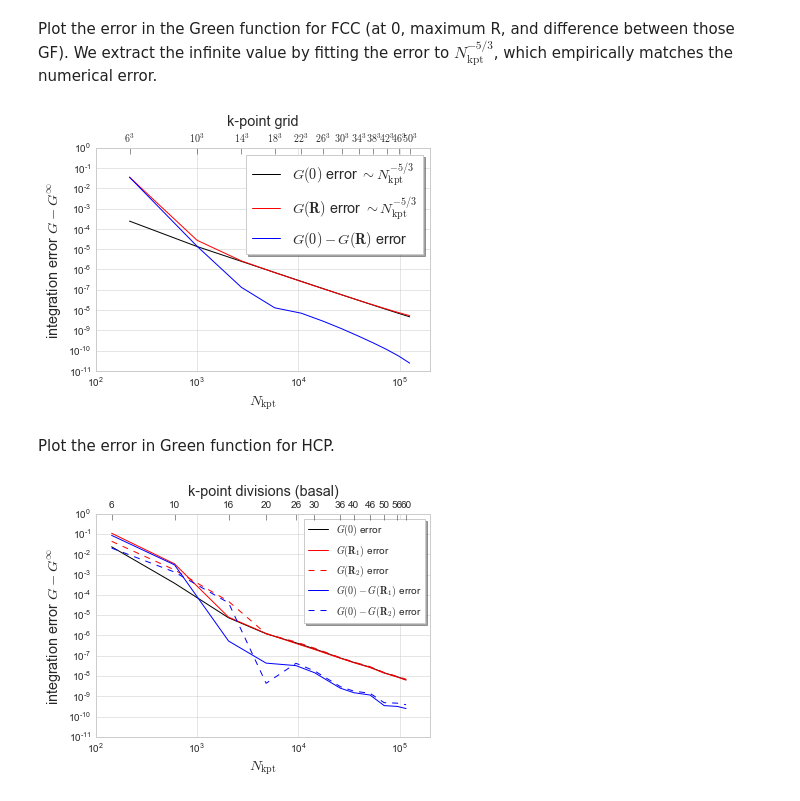
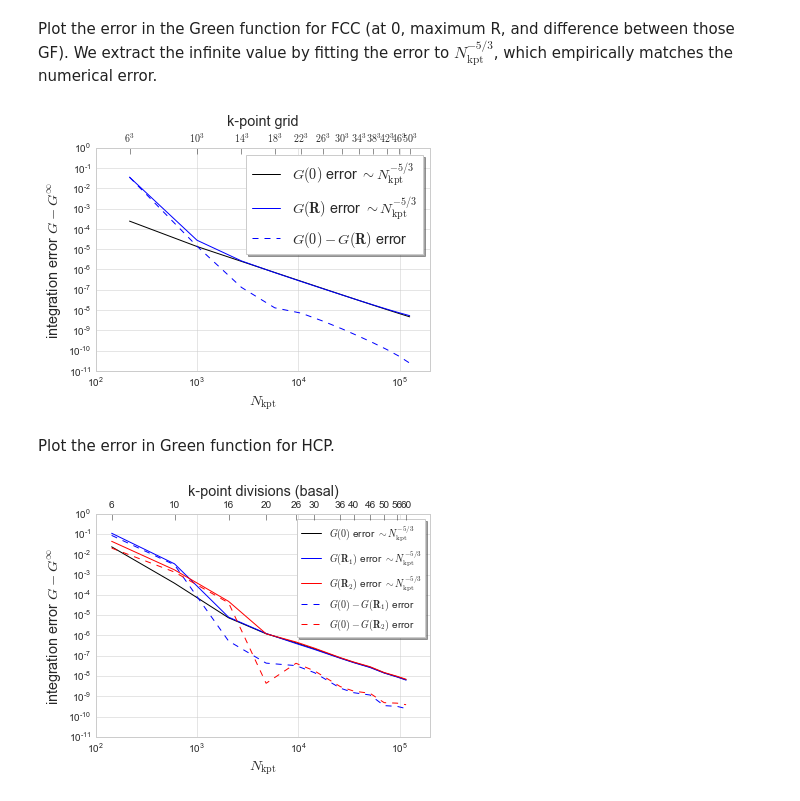
Before and after one commit to DallasTrinkle/Onsager, a Jupyter notebook: examples/GF-convergence.ipynb, the cells around one changed output. Drawn from its saved outputs; the diff is of its cells as text; code cells hidden in the pictures.

```diff
--- a/examples/GF-convergence.ipynb
+++ b/examples/GF-convergence.ipynb
@@ -161,8 +161,8 @@ for gdata, start in zip((g0val, gRval, g0val-gRval), (0,1,2)):
 
 fig, ax1 = plt.subplots()
 ax1.plot(Nk, gplot[0], 'k', label='$G(\mathbf{0})$ error $\sim N_{\mathrm{kpt}}^{-5/3}$')
-ax1.plot(Nk, gplot[1], 'r', label='$G(\mathbf{R})$ error $\sim N_{\mathrm{kpt}}^{-5/3}$')
-ax1.plot(Nk, gplot[2], 'b', label='$G(\mathbf{0})-G(\mathbf{R})$ error')
+ax1.plot(Nk, gplot[1], 'b', label='$G(\mathbf{R})$ error $\sim N_{\mathrm{kpt}}^{-5/3}$')
+ax1.plot(Nk, gplot[2], 'b--', label='$G(\mathbf{0})-G(\mathbf{R})$ error')
 ax1.set_xlim((1e2,2e5))
 ax1.set_ylim((1e-11,1))
 ax1.set_xscale('log')
@@ -182,7 +182,7 @@ ax2.tick_params(axis='x', top='on', direction='in', length=6)
 plt.show()
 # plt.savefig('FCC-GFerror.pdf', transparent=True, format='pdf')
 # %% [output]
-[figure, old version]
+[figure, new version]
 # %% [markdown]
 Plot the error in Green function for HCP.
 # %%
@@ -197,36 +197,36 @@ gplot = []
 Nk53 = np.array([N**(5/3) for (N,g0,gR1,gR2) in data])
 for gdata, start in zip((g0val, gR1val, gR2val, g0val-gR1val, g0val-gR2val), (3,3,3,3,3)):
     N10,N5 = np.average(Nk53[start:]*Nk53[start:]),np.average(Nk53[start:])
     denom = N10-N5**2
     g10 = np.average(gdata[start:]*Nk53[start:]*Nk53[start:])
     g5 = np.average(gdata[start:]*Nk53[start:])
     Ginf,alpha = (g10-g5*N5)/denom, (g10*N5-g5*N10)/denom
     gplot.append(np.abs(gdata-Ginf))
 
 fig, ax1 = plt.subplots()
-ax1.plot(Nk, gplot[0], 'k', label='$G(\mathbf{0})$ error')
-ax1.plot(Nk, gplot[1], 'r', label='$G(\mathbf{R}_1)$ error')
-ax1.plot(Nk, gplot[2], 'r--', label='$G(\mathbf{R}_2)$ error')
-ax1.plot(Nk, gplot[3], 'b', label='$G(\mathbf{0})-G(\mathbf{R}_1)$ error')
-ax1.plot(Nk, gplot[4], 'b--', label='$G(\mathbf{0})-G(\mathbf{R}_2)$ error')
+ax1.plot(Nk, gplot[0], 'k', label='$G(\mathbf{0})$ error $\sim N_{\mathrm{kpt}}^{-5/3}$')
+ax1.plot(Nk, gplot[1], 'b', label='$G(\mathbf{R}_1)$ error $\sim N_{\mathrm{kpt}}^{-5/3}$')
+ax1.plot(Nk, gplot[2], 'r', label='$G(\mathbf{R}_2)$ error $\sim N_{\mathrm{kpt}}^{-5/3}$')
+ax1.plot(Nk, gplot[3], 'b--', label='$G(\mathbf{0})-G(\mathbf{R}_1)$ error')
+ax1.plot(Nk, gplot[4], 'r--', label='$G(\mathbf{0})-G(\mathbf{R}_2)$ error')
 ax1.set_xlim((1e2,2e5))
 ax1.set_ylim((1e-11,1))
 ax1.set_xscale('log')
 ax1.set_yscale('log')
 ax1.set_xlabel('$N_{\mathrm{kpt}}$', fontsize='x-large')
 ax1.set_ylabel('integration error $G-G^\infty$', fontsize='x-large')
 ax1.legend(bbox_to_anchor=(0.6,0.6,0.4,0.4), ncol=1,
            shadow=True, frameon=True, fontsize='medium')
 ax2 = ax1.twiny()
 ax2.set_xscale('log')
 ax2.set_xlim(ax1.get_xlim())
 ax2.set_xticks([n for n in Nk])
 # ax2.set_xticklabels(["${:.0f}$".format((n*1.875)**(1/3)) for n in Nk])
 ax2.set_xticklabels(['6','10','16','20','26','30','36','40','46','50','56','60'])
 ax2.set_xlabel('k-point divisions (basal)', fontsize='x-large')
 ax2.grid(False)
 ax2.tick_params(axis='x', top='on', direction='in', length=6)
 plt.show()
 # plt.savefig('HCP-GFerror.pdf', transparent=True, format='pdf')
 # %% [output]
-[figure, old version]
+[figure, new version]
```
Also changed, not shown: parts of 2 cells of this notebook, 1 other file.
